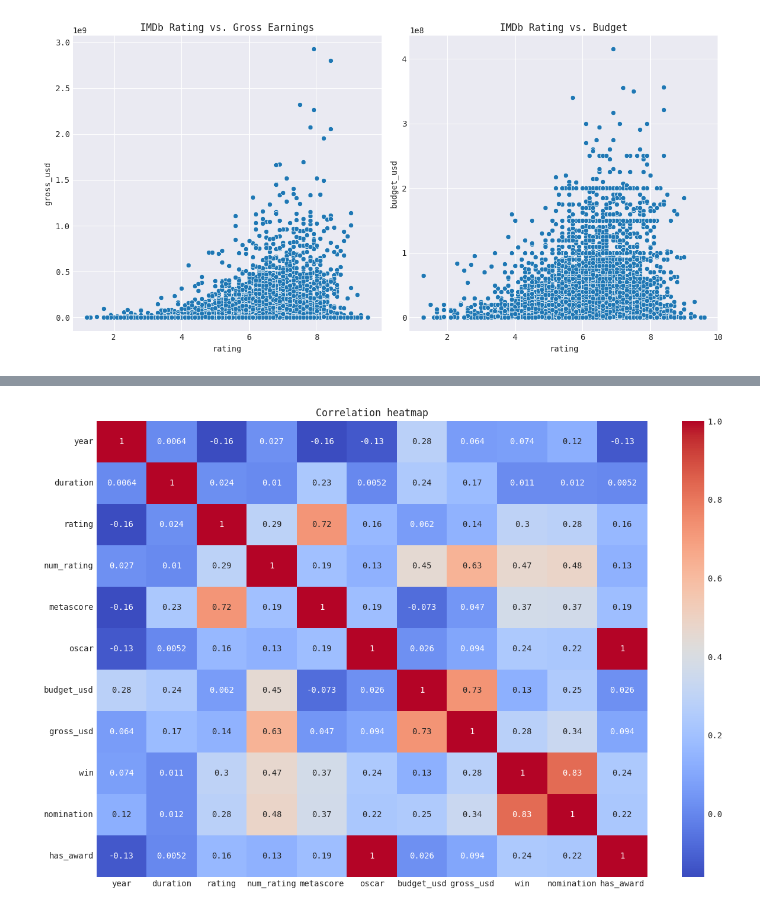
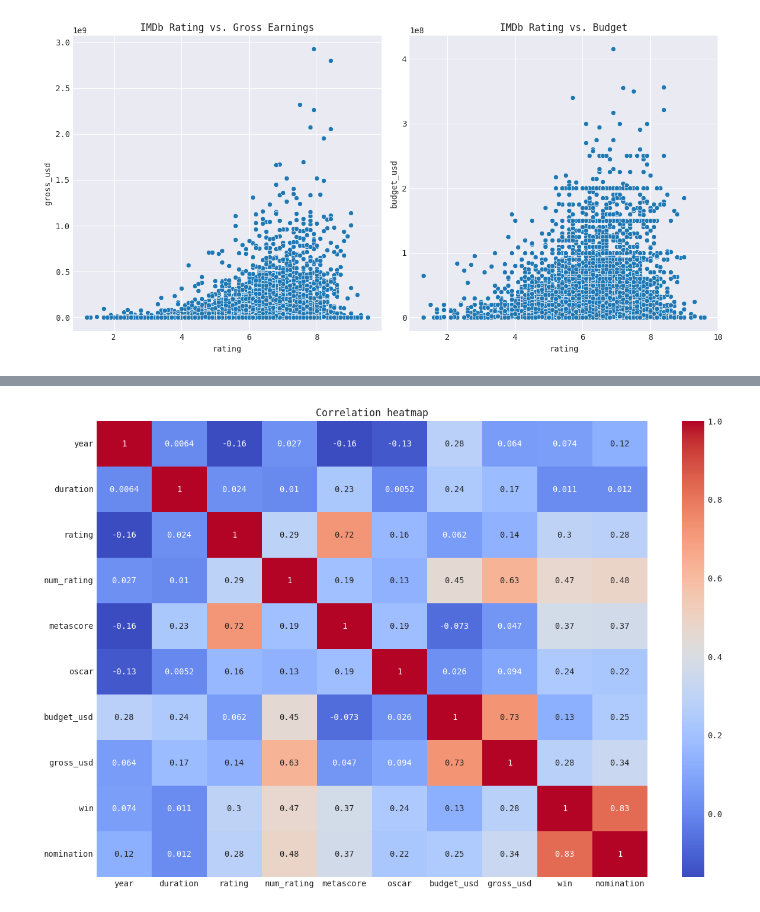
Before and after one commit to helloitsurdvq/DsProject_Imdb, a Jupyter notebook: notebooks/02_exploratoryDataAnalysis.ipynb, the cells around one changed output, grey strips where cells are left out. Drawn from its saved outputs; the diff is of its cells as text; code cells hidden in the pictures.

```diff
--- a/notebooks/02_exploratoryDataAnalysis.ipynb
+++ b/notebooks/02_exploratoryDataAnalysis.ipynb
@@ -301,3 +321,14 @@ plt.ylabel('Country')
 plt.grid(True)
 # %% [output]
 [figure]
+# %%
+# Analysis of rating bias based on number of ratings
+df_movies['rating_bucket'] = pd.qcut(df_movies['num_rating'], q=5, labels=['Very Low', 'Low', 'Medium', 'High', 'Very High'])
+
+plt.figure(figsize=(10, 6))
+sns.boxplot(data=df_movies, x='rating_bucket', y='rating')
+plt.title('Rating Distribution by Popularity')
+plt.xlabel('Number of Ratings (Quintiles)')
+plt.ylabel('Rating')
+plt.grid(True)
+plt.show()
@@ -349,11 +406,13 @@ plt.show()
 # %%
-corr_matrix = df_movies.corr()
+numeric_cols = df_movies.select_dtypes(include=['float64', 'int64']).columns
+corr_matrix = df_movies[numeric_cols].corr()
+
 fig, ax = plt.subplots(figsize=(15, 10))
 sns.heatmap(corr_matrix, annot=True, cmap='coolwarm')
 ax.set(title='Correlation heatmap')
 plt.show()
 # %% [output]
-[figure, old version]
+[figure, new version]
 # %%
 overview_text = ' '.join(df_movies['overview'].dropna())
 wordcloud = WordCloud(width=800, height=400, background_color='white', colormap='viridis',
```
Also changed, not shown: parts of 8 cells of this notebook.
